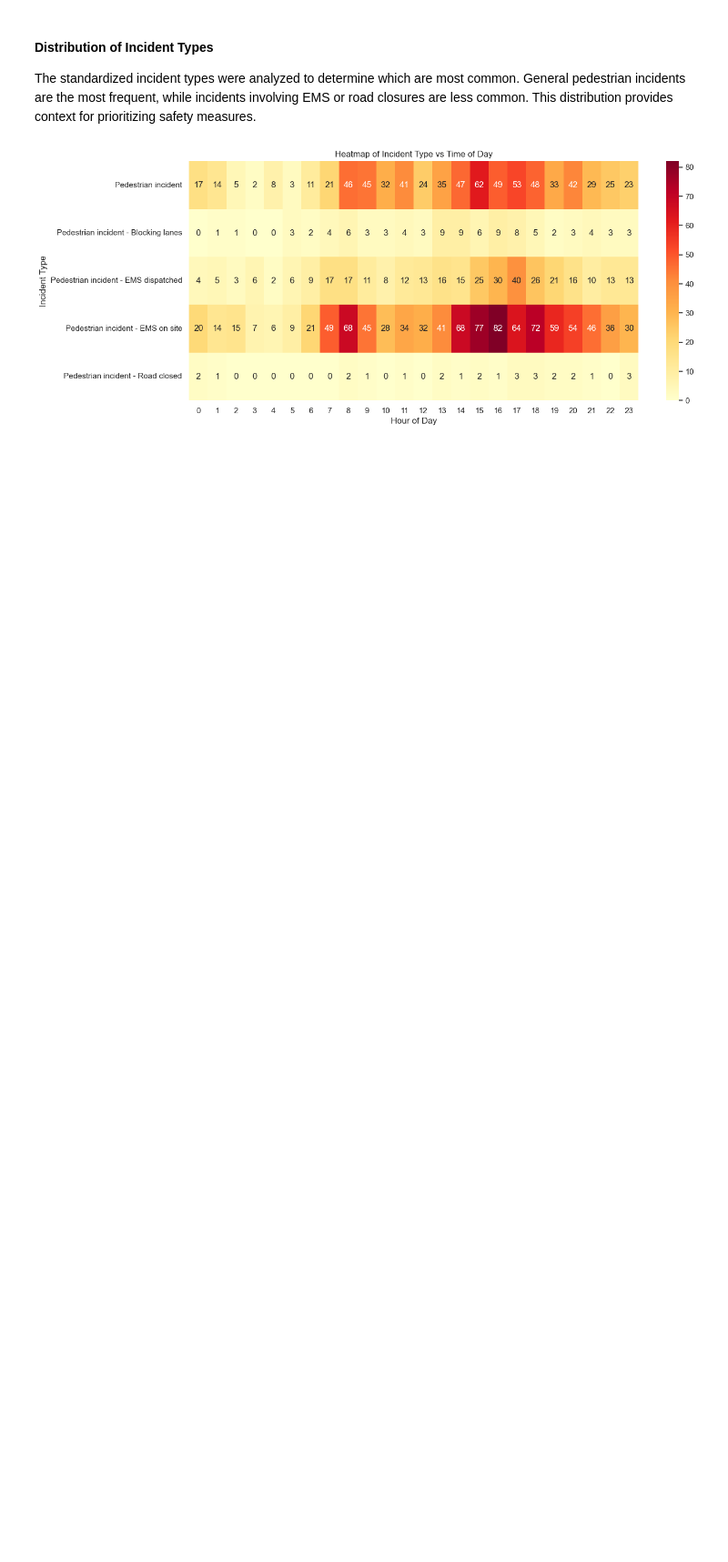
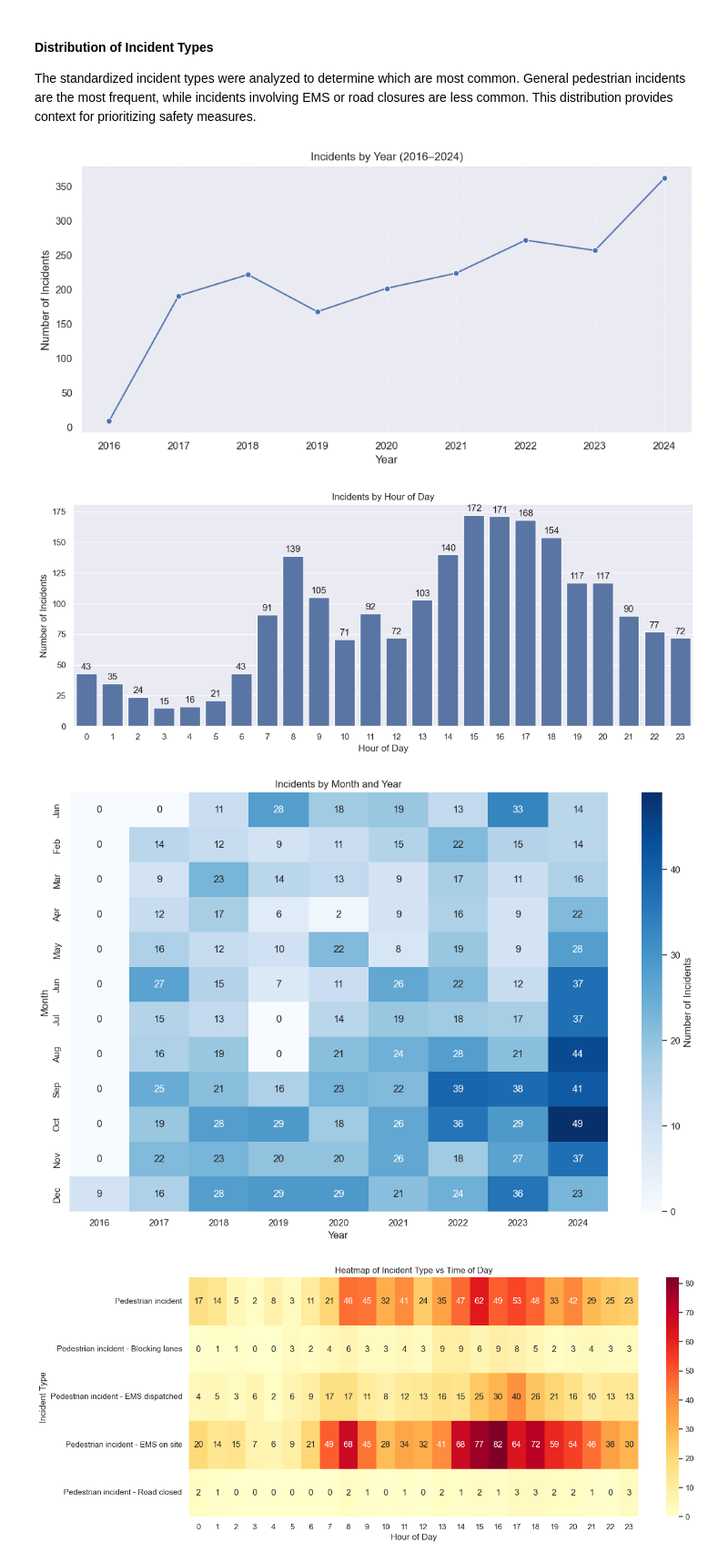
Before and after one commit to Essam-Khawaja/Pedestrian-Accidents-Calgary, a Jupyter notebook: data_analysis_accidents.ipynb, the cells around one changed output. Shown at 91% size. Cells and saved outputs as stored; diff of their text form; code cells hidden in the pictures; blank space fills up the shorter version.

Commit message:
More visualizations

```diff
--- a/data_analysis_accidents.ipynb
+++ b/data_analysis_accidents.ipynb
@@ -430,6 +430,66 @@ plt.show()
 #### Distribution of Incident Types
 
 The standardized incident types were analyzed to determine which are most common. General pedestrian incidents are the most frequent, while incidents involving EMS or road closures are less common. This distribution provides context for prioritizing safety measures.
+# %%
+import os
+os.makedirs('data_analysis_accident_files', exist_ok=True)
+
+# ensure datetime and derived columns exist
+df['START_DT'] = pd.to_datetime(df['START_DT'], errors='coerce')
+df = df.dropna(subset=['START_DT'])
+df['YEAR'] = df['START_DT'].dt.year
+df['MONTH'] = df['START_DT'].dt.month
+df['HOUR'] = df['START_DT'].dt.hour
+
+# 1) Line chart: incidents by year (2016-2024)
+years = list(range(2016, 2025))
+year_counts = df[df['YEAR'].isin(years)].groupby('YEAR').size().reindex(years, fill_value=0)
+
+plt.figure(figsize=(10, 5))
+sns.lineplot(x=year_counts.index, y=year_counts.values, marker='o', color='C0')
+plt.title('Incidents by Year (2016–2024)')
+plt.xlabel('Year')
+plt.ylabel('Number of Incidents')
+plt.xticks(years)
+plt.grid(True, linestyle='--', alpha=0.4)
+plt.tight_layout()
+plt.savefig('data_analysis_accident_files/incidents_by_year.png', dpi=150, bbox_inches='tight')
+plt.show()
+
+# 2) Bar chart: incidents by hour of day
+hour_counts = df.groupby('HOUR').size().reindex(range(0, 24), fill_value=0)
+
+plt.figure(figsize=(12, 5))
+sns.barplot(x=hour_counts.index, y=hour_counts.values, color='C0')
+plt.title('Incidents by Hour of Day')
+plt.xlabel('Hour of Day')
+plt.ylabel('Number of Incidents')
+plt.xticks(range(0, 24))
+# annotate counts
+for i, v in enumerate(hour_counts.values):
+    plt.text(i, v + max(hour_counts.values) * 0.01, str(int(v)), ha='center', va='bottom')
+plt.tight_layout()
+plt.savefig('data_analysis_accident_files/incidents_by_hour.png', dpi=150, bbox_inches='tight')
+plt.show()
+
+# 3) Seasonal heatmap: incidents by Month (rows) and Year (columns)
+heat = df.groupby(['MONTH', 'YEAR']).size().unstack(fill_value=0)
+heat = heat.reindex(columns=years, fill_value=0).reindex(index=range(1, 13), fill_value=0)
+month_names = ['Jan','Feb','Mar','Apr','May','Jun','Jul','Aug','Sep','Oct','Nov','Dec']
+heat.index = month_names
+
+plt.figure(figsize=(12, 8))
+sns.heatmap(heat, annot=True, fmt='d', cmap='Blues', cbar_kws={'label':'Number of Incidents'})
+plt.title('Incidents by Month and Year')
+plt.xlabel('Year')
+plt.ylabel('Month')
+plt.tight_layout()
+plt.savefig('data_analysis_accident_files/incidents_month_year_heatmap.png', dpi=150, bbox_inches='tight')
+plt.show()
+# %% [output]
+[figure, added]
+[figure, added]
+[figure, added]
 # %%
 # Create a pivot table: rows are incident types, columns are hours, values are counts
 heatmap_data = df.pivot_table(
```
Also changed, not shown: 3 other files.
